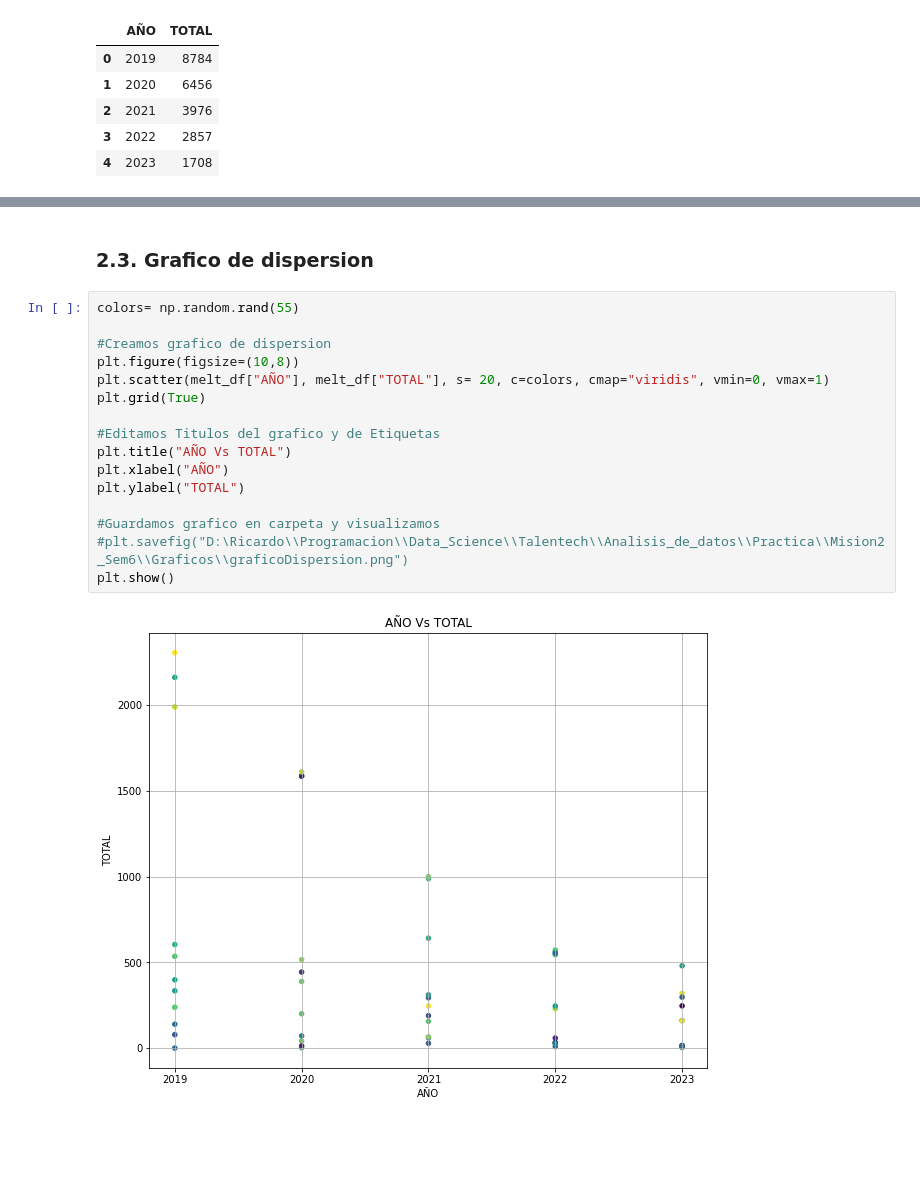
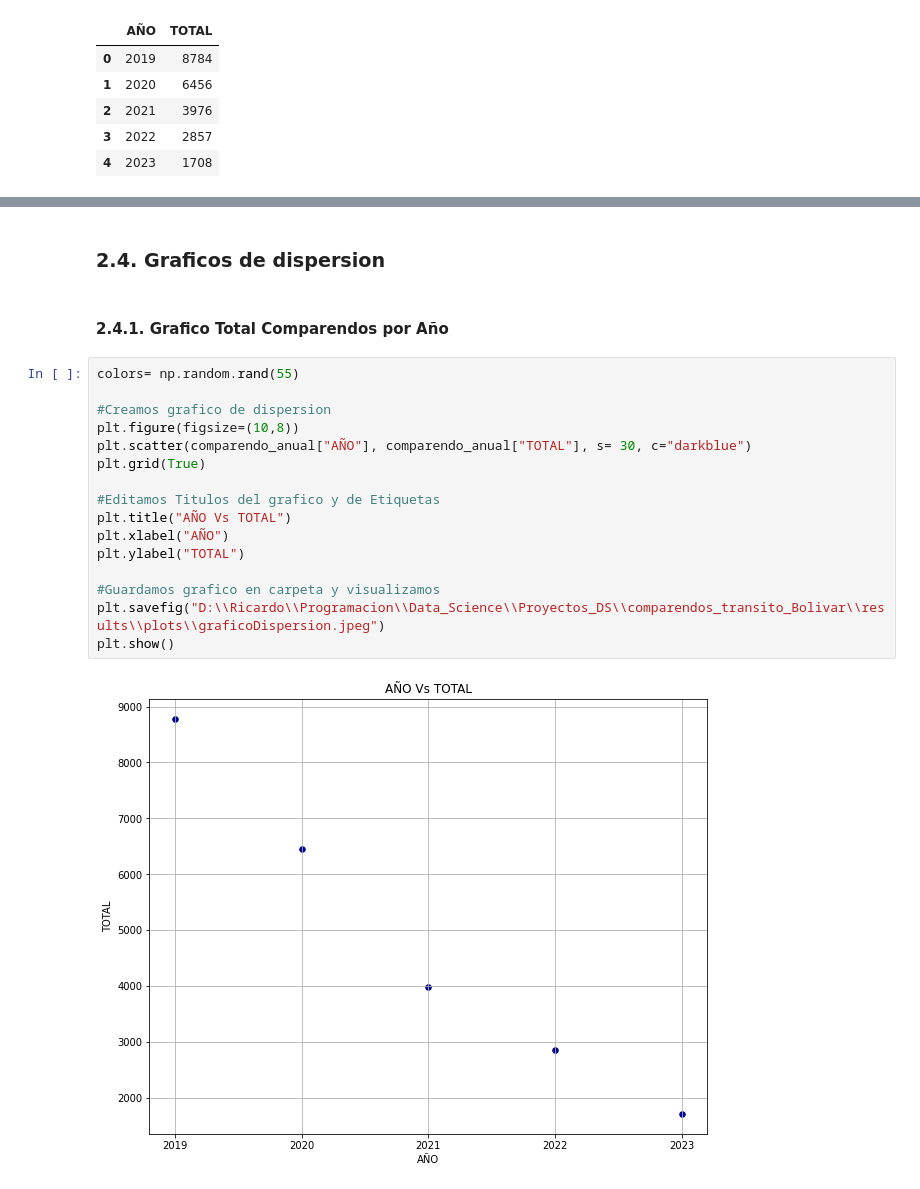
Before and after one commit to rjpaternina/comparendos_transito_Bolivar, a Jupyter notebook: notebooks/comparendos_transito_bolivar_anual.ipynb, the cells around one changed output, grey strips where cells are left out. Cells and saved outputs as stored; diff of their text form; blank space fills up the shorter version.

Commit message:
Adicion de Graficos de dispersion, guardados de imagenes y otros

```diff
--- a/notebooks/comparendos_transito_bolivar_anual.ipynb
+++ b/notebooks/comparendos_transito_bolivar_anual.ipynb
@@ -533,20 +615,22 @@ fig_lineas
 # %% [markdown]
-### <font color="redblue"> **2.3. Grafico de dispersion**</font>
+### <font color="redblue"> **2.4. Graficos de dispersion**</font>
+# %% [markdown]
+#### <font color="redblue"> **2.4.1. Grafico Total Comparendos por Año**</font>
 # %%
 colors= np.random.rand(55)
 
 #Creamos grafico de dispersion
 plt.figure(figsize=(10,8))
-plt.scatter(melt_df["AÑO"], melt_df["TOTAL"], s= 20, c=colors, cmap="viridis", vmin=0, vmax=1)
+plt.scatter(comparendo_anual["AÑO"], comparendo_anual["TOTAL"], s= 30, c="darkblue")
 plt.grid(True)
 
 #Editamos Titulos del grafico y de Etiquetas
 plt.title("AÑO Vs TOTAL")
 plt.xlabel("AÑO")
 plt.ylabel("TOTAL")
 
 #Guardamos grafico en carpeta y visualizamos
-#plt.savefig("D:\Ricardo\\Programacion\\Data_Science\\Talentech\\Analisis_de_datos\\Practica\\Mision2_Sem6\\Graficos\\graficoDispersion.png")
+plt.savefig("D:\\Ricardo\\Programacion\\Data_Science\\Proyectos_DS\\comparendos_transito_Bolivar\\results\\plots\\graficoDispersion.jpeg")
 plt.show()
 # %% [output]
-[figure, old version]
+[figure, new version]
```
Also changed, not shown: parts of 17 cells of this notebook, 12 other files.
